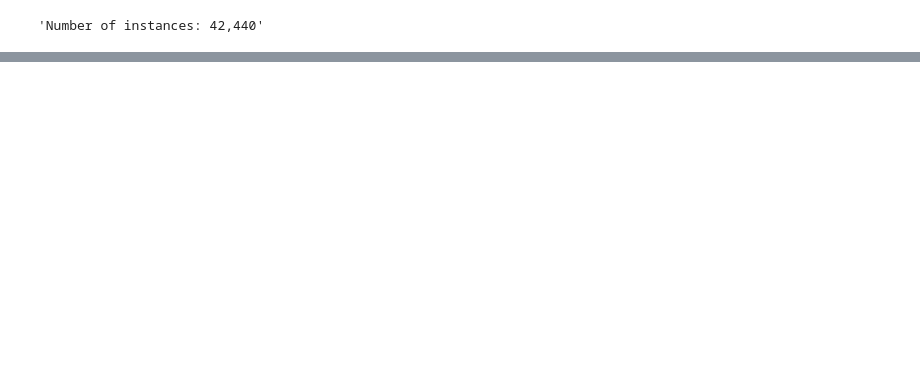
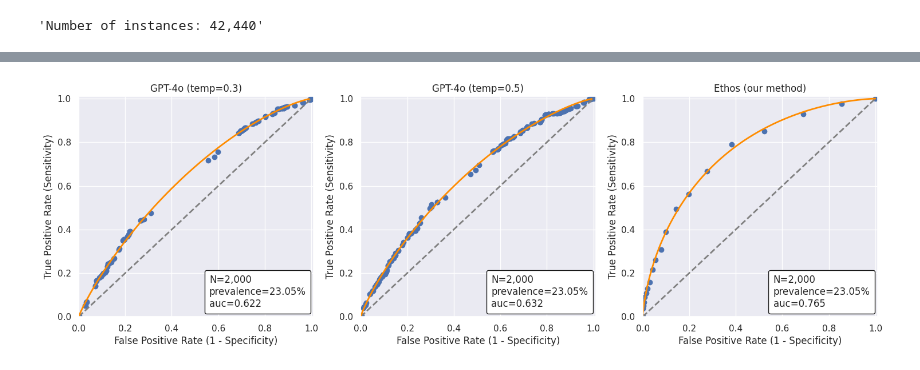
Before and after one commit to ipolharvard/ethos-paper, a Jupyter notebook: notebooks/llm_readmission_task.ipynb, the cells around one changed output, grey strips where cells are left out. Saved outputs shown, nothing was run; the diff lists cells and outputs as text; code cells hidden in the pictures; blank space fills up the shorter version.

```diff
--- a/notebooks/llm_readmission_task.ipynb
+++ b/notebooks/llm_readmission_task.ipynb
@@ -346,0 +223,13 @@ print_auc_roc_plot(
+# %%
+from ethos.constants import ADMISSION_STOKEN
+from ethos.metrics import compute_basic_metrics, compute_gaussian_metrics, print_auc_roc_plot, \
+    process_readmission_results
+
+readmission_period = 30 / 365.25
+model_name = "mimic_layer_6_batch_32_do_0.3_best_test"
+
+ethos_results = (
+    process_readmission_results(f"readmission_{model_name}", ADMISSION_STOKEN, readmission_period)
+    [["expected", "discharge_token_idx", "actual"]]
+    .set_index("discharge_token_idx")
+)
@@ -346,0 +251,28 @@ print_auc_roc_plot(
+# %%
+import matplotlib.pyplot as plt
+
+res_dir = PROJECT_ROOT / "results"
+results = ethos_results.copy()
+
+for temp in [0.3, 0.5]:
+    answers = parse_llm_answers(res_dir / f"readmission_llm_temp{temp:.1f}")
+    answers.name = f"gpt4o_temp{temp:.1f}"
+    results = results.join(answers, how="inner")
+
+plt.figure(figsize=(18, 5))
+plt.subplot(1, 3, 1)
+basic_res = compute_basic_metrics(results["expected"], results["gpt4o_temp0.3"])
+gaussian_res = compute_gaussian_metrics(results["expected"], results["gpt4o_temp0.3"])
+print_auc_roc_plot(basic_res, gaussian_res, f"GPT-4o (temp=0.3)", clinical=True)
+
+plt.subplot(1, 3, 2)
+basic_res = compute_basic_metrics(results["expected"], results["gpt4o_temp0.5"])
+gaussian_res = compute_gaussian_metrics(results["expected"], results["gpt4o_temp0.5"])
+print_auc_roc_plot(basic_res, gaussian_res, f"GPT-4o (temp=0.5)", clinical=True)
+
+plt.subplot(1, 3, 3)
+basic_res = compute_basic_metrics(results["expected"], results["actual"])
+gaussian_res = compute_gaussian_metrics(results["expected"], results["actual"])
+print_auc_roc_plot(basic_res, gaussian_res, f"Ethos (our method)", clinical=True)
+# %% [output]
+[figure, added]
```
Also changed, not shown: parts of 19 cells of this notebook, 1 other file.
